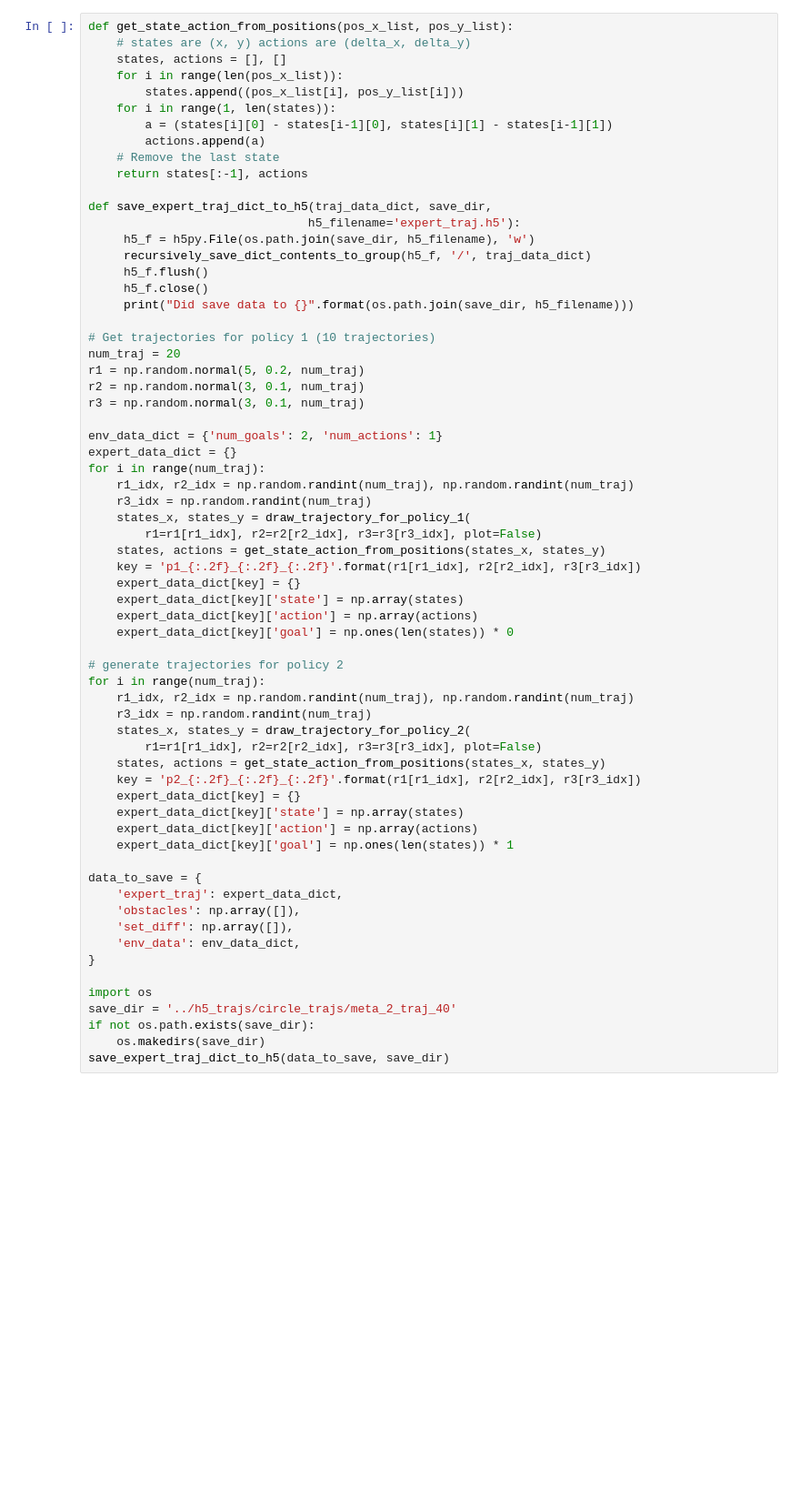
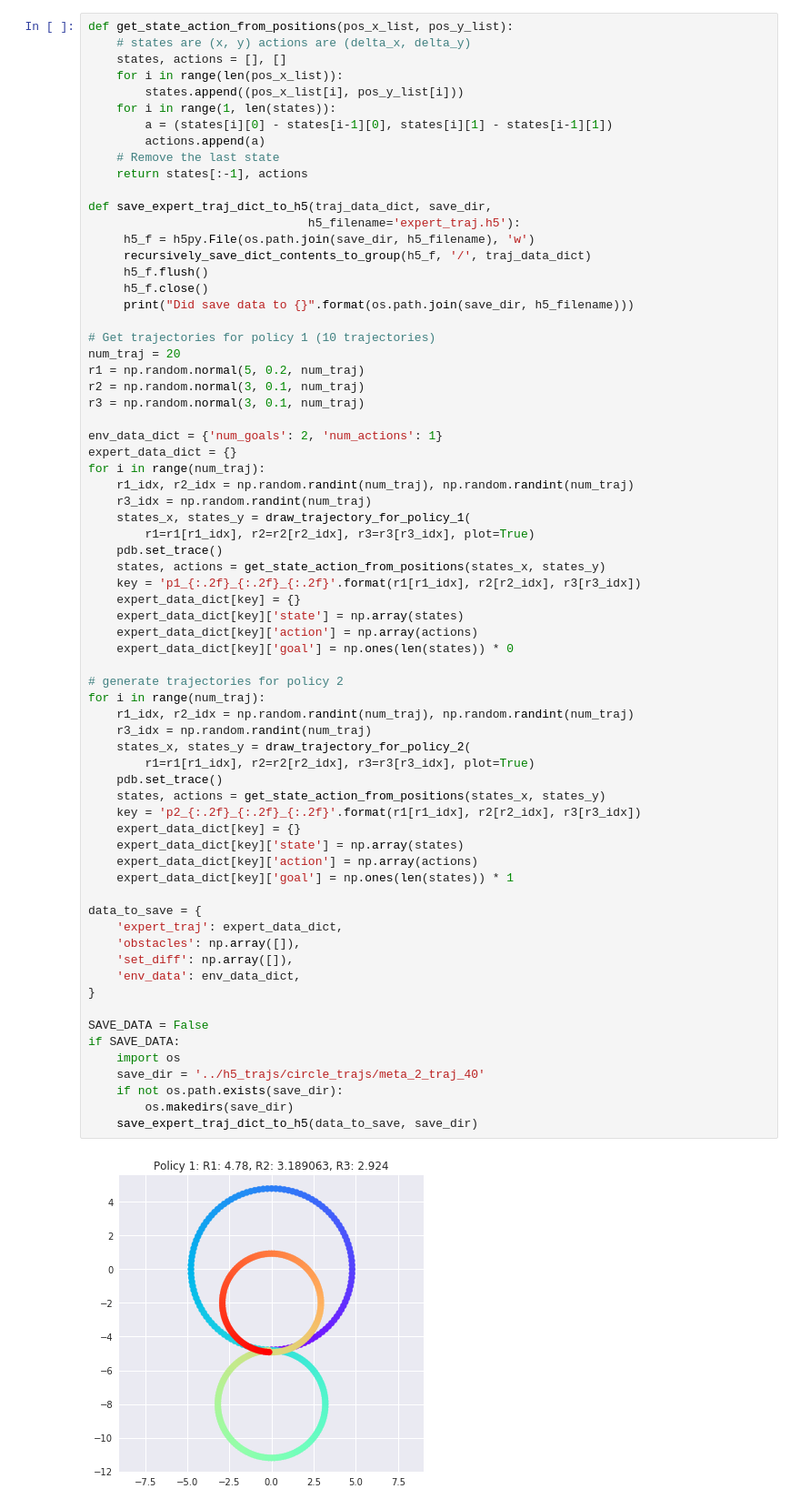
Before and after one commit to sharma-arjun/DirectedInfo-GAIL, a Jupyter notebook: IL/plots/create_circles.ipynb, the cells around one changed output. Shown at 91% size. Cells and saved outputs as stored; diff of their text form; blank space fills up the shorter version.

Commit message:
Add script to visualize ground truth circle trajectories.

```diff
--- a/IL/plots/create_circles.ipynb
+++ b/IL/plots/create_circles.ipynb
@@ -169,37 +169,42 @@ for i in range(num_traj):
     r1_idx, r2_idx = np.random.randint(num_traj), np.random.randint(num_traj)
     r3_idx = np.random.randint(num_traj)
     states_x, states_y = draw_trajectory_for_policy_1(
-        r1=r1[r1_idx], r2=r2[r2_idx], r3=r3[r3_idx], plot=False)
+        r1=r1[r1_idx], r2=r2[r2_idx], r3=r3[r3_idx], plot=True)
+    pdb.set_trace()
     states, actions = get_state_action_from_positions(states_x, states_y)
     key = 'p1_{:.2f}_{:.2f}_{:.2f}'.format(r1[r1_idx], r2[r2_idx], r3[r3_idx])
     expert_data_dict[key] = {}
     expert_data_dict[key]['state'] = np.array(states)
     expert_data_dict[key]['action'] = np.array(actions)
     expert_data_dict[key]['goal'] = np.ones(len(states)) * 0
 
 # generate trajectories for policy 2
 for i in range(num_traj):
     r1_idx, r2_idx = np.random.randint(num_traj), np.random.randint(num_traj)
     r3_idx = np.random.randint(num_traj)
     states_x, states_y = draw_trajectory_for_policy_2(
-        r1=r1[r1_idx], r2=r2[r2_idx], r3=r3[r3_idx], plot=False)
+        r1=r1[r1_idx], r2=r2[r2_idx], r3=r3[r3_idx], plot=True)
+    pdb.set_trace()
     states, actions = get_state_action_from_positions(states_x, states_y)
     key = 'p2_{:.2f}_{:.2f}_{:.2f}'.format(r1[r1_idx], r2[r2_idx], r3[r3_idx])
     expert_data_dict[key] = {}
     expert_data_dict[key]['state'] = np.array(states)
     expert_data_dict[key]['action'] = np.array(actions)
     expert_data_dict[key]['goal'] = np.ones(len(states)) * 1
 
 data_to_save = {
     'expert_traj': expert_data_dict,
     'obstacles': np.array([]),
     'set_diff': np.array([]),
     'env_data': env_data_dict,
 }
 
-import os
-save_dir = '../h5_trajs/circle_trajs/meta_2_traj_40'
-if not os.path.exists(save_dir):
-    os.makedirs(save_dir)
-save_expert_traj_dict_to_h5(data_to_save, save_dir)
+SAVE_DATA = False
+if SAVE_DATA:
+    import os
+    save_dir = '../h5_trajs/circle_trajs/meta_2_traj_40'
+    if not os.path.exists(save_dir):
+        os.makedirs(save_dir)
+    save_expert_traj_dict_to_h5(data_to_save, save_dir)
 # %% [output]
+[figure, added]
```
Also changed, not shown: parts of 1 cell of this notebook, 1 other file.
